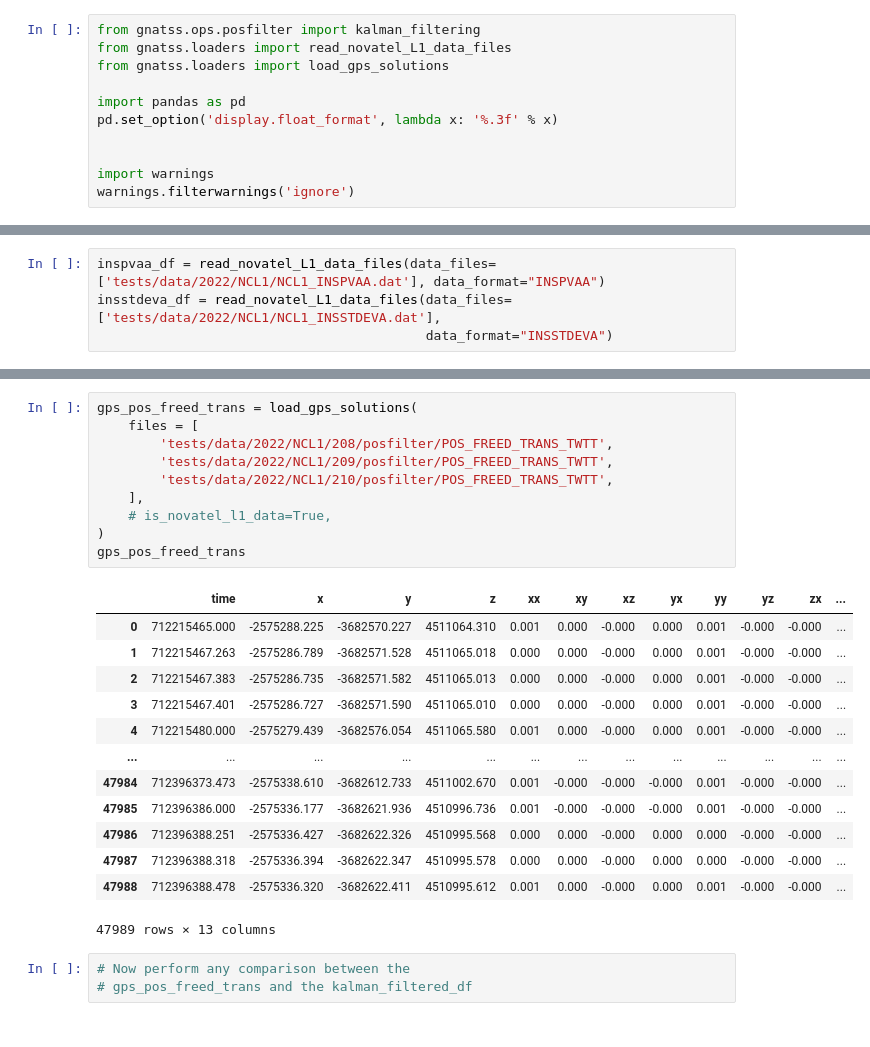
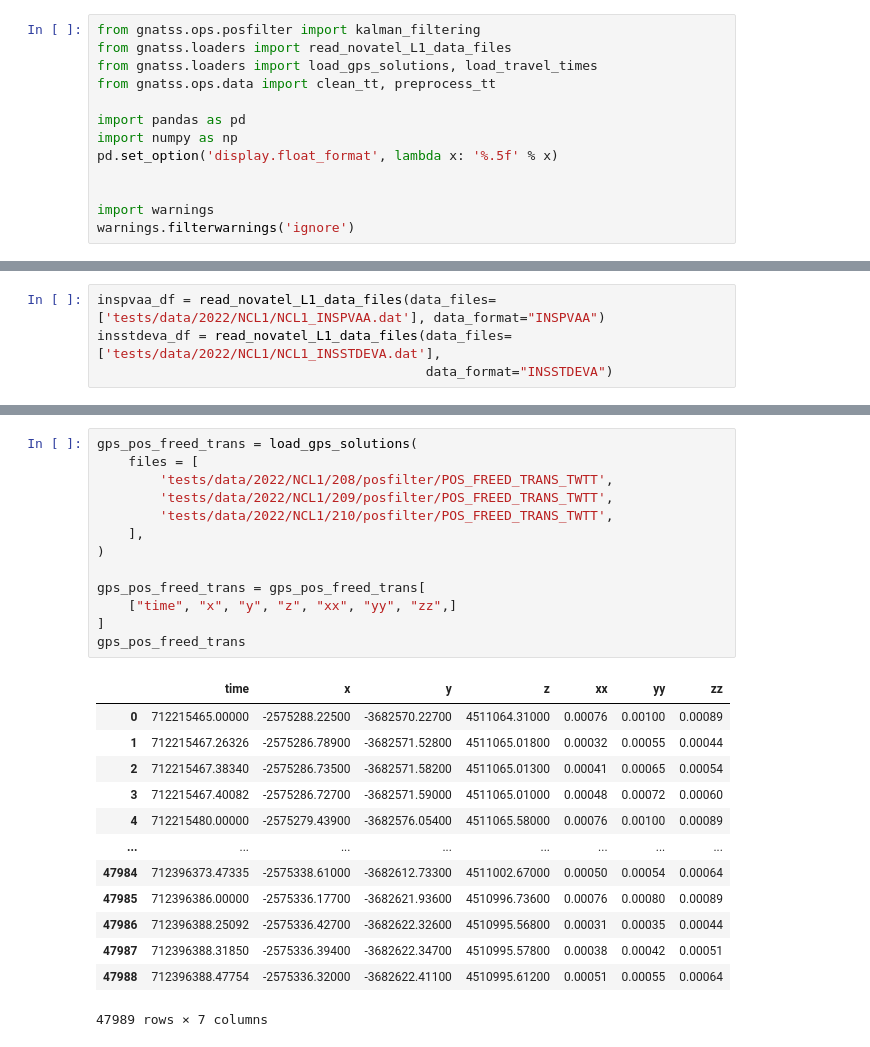
Before and after one commit to seafloor-geodesy/gnatss, a Jupyter notebook: Optimized_Kalman.ipynb, the cells around one changed output, grey strips where cells are left out. Saved outputs shown, nothing was run; the diff lists cells and outputs as text.

```diff
--- a/Optimized_Kalman.ipynb
+++ b/Optimized_Kalman.ipynb
@@ -1,10 +1,12 @@
 # %%
 from gnatss.ops.posfilter import kalman_filtering
 from gnatss.loaders import read_novatel_L1_data_files
-from gnatss.loaders import load_gps_solutions
+from gnatss.loaders import load_gps_solutions, load_travel_times
+from gnatss.ops.data import clean_tt, preprocess_tt
 
 import pandas as pd
-pd.set_option('display.float_format', lambda x: '%.3f' % x)
+import numpy as np
+pd.set_option('display.float_format', lambda x: '%.5f' % x)
 
 
 import warnings
@@ -92,27 +141,27 @@ kalman_filtered_df
 # %%
 gps_pos_freed_trans = load_gps_solutions(
     files = [
         'tests/data/2022/NCL1/208/posfilter/POS_FREED_TRANS_TWTT',
         'tests/data/2022/NCL1/209/posfilter/POS_FREED_TRANS_TWTT',
         'tests/data/2022/NCL1/210/posfilter/POS_FREED_TRANS_TWTT',
     ],
-    # is_novatel_l1_data=True,
 )
+
+gps_pos_freed_trans = gps_pos_freed_trans[
+    ["time", "x", "y", "z", "xx", "yy", "zz",]
+]
 gps_pos_freed_trans
 # %% [output]
-|  | time | x | y | z | xx | xy | xz | yx | yy | yz | zx | ... |
-| 0 | 712215465.000 | -2575288.225 | -3682570.227 | 4511064.310 | 0.001 | 0.000 | -0.000 | 0.000 | 0.001 | -0.000 | -0.000 | ... |
-| 1 | 712215467.263 | -2575286.789 | -3682571.528 | 4511065.018 | 0.000 | 0.000 | -0.000 | 0.000 | 0.001 | -0.000 | -0.000 | ... |
-| 2 | 712215467.383 | -2575286.735 | -3682571.582 | 4511065.013 | 0.000 | 0.000 | -0.000 | 0.000 | 0.001 | -0.000 | -0.000 | ... |
-| 3 | 712215467.401 | -2575286.727 | -3682571.590 | 4511065.010 | 0.000 | 0.000 | -0.000 | 0.000 | 0.001 | -0.000 | -0.000 | ... |
-| 4 | 712215480.000 | -2575279.439 | -3682576.054 | 4511065.580 | 0.001 | 0.000 | -0.000 | 0.000 | 0.001 | -0.000 | -0.000 | ... |
-| ... | ... | ... | ... | ... | ... | ... | ... | ... | ... | ... | ... | ... |
-| 47984 | 712396373.473 | -2575338.610 | -3682612.733 | 4511002.670 | 0.001 | -0.000 | -0.000 | -0.000 | 0.001 | -0.000 | -0.000 | ... |
-| 47985 | 712396386.000 | -2575336.177 | -3682621.936 | 4510996.736 | 0.001 | -0.000 | -0.000 | -0.000 | 0.001 | -0.000 | -0.000 | ... |
-| 47986 | 712396388.251 | -2575336.427 | -3682622.326 | 4510995.568 | 0.000 | 0.000 | -0.000 | 0.000 | 0.000 | -0.000 | -0.000 | ... |
-| 47987 | 712396388.318 | -2575336.394 | -3682622.347 | 4510995.578 | 0.000 | 0.000 | -0.000 | 0.000 | 0.000 | -0.000 | -0.000 | ... |
-| 47988 | 712396388.478 | -2575336.320 | -3682622.411 | 4510995.612 | 0.001 | 0.000 | -0.000 | 0.000 | 0.001 | -0.000 | -0.000 | ... |
+|  | time | x | y | z | xx | yy | zz |
+| 0 | 712215465.00000 | -2575288.22500 | -3682570.22700 | 4511064.31000 | 0.00076 | 0.00100 | 0.00089 |
+| 1 | 712215467.26326 | -2575286.78900 | -3682571.52800 | 4511065.01800 | 0.00032 | 0.00055 | 0.00044 |
+| 2 | 712215467.38340 | -2575286.73500 | -3682571.58200 | 4511065.01300 | 0.00041 | 0.00065 | 0.00054 |
+| 3 | 712215467.40082 | -2575286.72700 | -3682571.59000 | 4511065.01000 | 0.00048 | 0.00072 | 0.00060 |
+| 4 | 712215480.00000 | -2575279.43900 | -3682576.05400 | 4511065.58000 | 0.00076 | 0.00100 | 0.00089 |
+| ... | ... | ... | ... | ... | ... | ... | ... |
+| 47984 | 712396373.47335 | -2575338.61000 | -3682612.73300 | 4511002.67000 | 0.00050 | 0.00054 | 0.00064 |
+| 47985 | 712396386.00000 | -2575336.17700 | -3682621.93600 | 4510996.73600 | 0.00076 | 0.00080 | 0.00089 |
+| 47986 | 712396388.25092 | -2575336.42700 | -3682622.32600 | 4510995.56800 | 0.00031 | 0.00035 | 0.00044 |
+| 47987 | 712396388.31850 | -2575336.39400 | -3682622.34700 | 4510995.57800 | 0.00038 | 0.00042 | 0.00051 |
+| 47988 | 712396388.47754 | -2575336.32000 | -3682622.41100 | 4510995.61200 | 0.00051 | 0.00055 | 0.00064 |
-47989 rows × 13 columns
+47989 rows × 7 columns
-# %%
-# Now perform any comparison between the
-# gps_pos_freed_trans and the kalman_filtered_df
```
Also changed, not shown: parts of 16 cells of this notebook, 6 other files.
